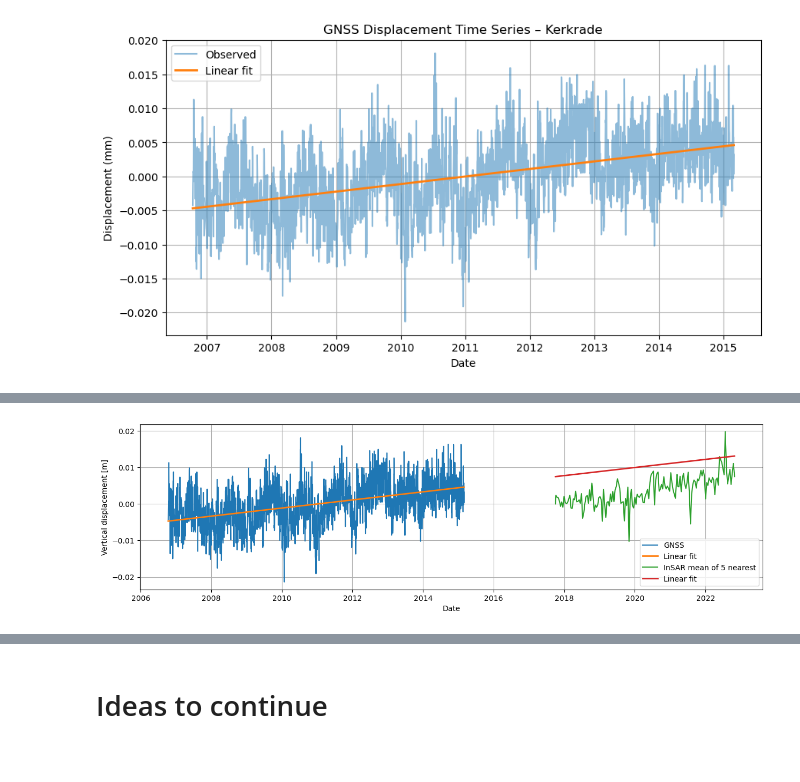
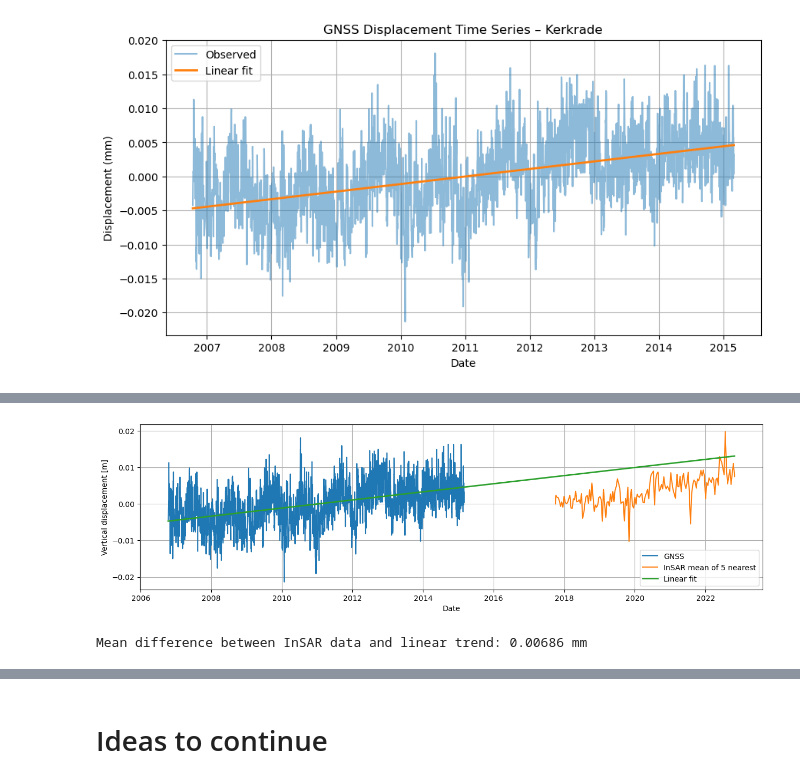
Before and after one commit to nigelwie/SHM-GH-Abandoned-Mines-Limburg, a Jupyter notebook: 02_plot_combined.ipynb, the cells around one changed output, grey strips where cells are left out. Saved outputs shown, nothing was run; the diff lists cells and outputs as text; code cells hidden in the pictures.

```diff
--- a/02_plot_combined.ipynb
+++ b/02_plot_combined.ipynb
@@ -305,8 +307,10 @@ print(gnss_t)
 insar_t = (insar_dates - gnss_dates.iloc[0]).days.values
 print(insar_t)
 
-delta_t = insar_t - gnss_t[0]
-print(delta_t)
+t = np.arange(gnss_t[0], insar_t[-1] + 1)
+print(t)
+
+dates_full = gnss_dates.iloc[0] + pd.to_timedelta(t, unit='D')
 # %% [output]
 [   0    1    2 ... 3058 3059 3060]
 [4006 4012 4024 4036 4048 4060 4072 4084 4096 4108 4120 4132 4144 4156
@@ -406,15 +358,12 @@ plt.show()
 # %%
 plt.figure(figsize=(15,4))
 plt.plot(gnss_dates, gnss_u, label="GNSS")
-plt.plot(gnss_dates, linear_trend(gnss_t, *popt_lin),
-         label="Linear fit", linewidth=2)
 plt.plot(insar_dates, insar_mean_u, label=f"InSAR mean of {N} nearest")
-plt.plot(insar_dates, linear_trend(insar_t, *popt_lin),
-         label="Linear fit", linewidth=2)
+plt.plot(dates_full, linear_trend(t, *popt_lin), label="Linear fit", linewidth=2)
 plt.xlabel("Date")
 plt.ylabel("Vertical displacement [m]")
 plt.grid(True)
 plt.legend()
 plt.show()
 # %% [output]
-[figure, old version]
+[figure, new version]
@@ -422,0 +370,14 @@ plt.show()
+# %%
+# Calculate differences between InSAR observations and the linear trend
+
+insar_fit_linear = linear_trend(insar_t, *popt_lin)
+gnss_fit_linear = linear_trend(gnss_t, *popt_lin)
+
+delta_u = np.abs(insar_mean_u - insar_fit_linear)
+
+delta_u_mean = np.mean(delta_u)
+print(f"Mean difference between InSAR data and linear trend: {delta_u_mean:.5f} mm")
+
+insar_mean_u_shift = insar_mean_u + delta_u_mean
+# %% [output]
+Mean difference between InSAR data and linear trend: 0.00686 mm
```
Also changed, not shown: parts of 13 cells of this notebook.
